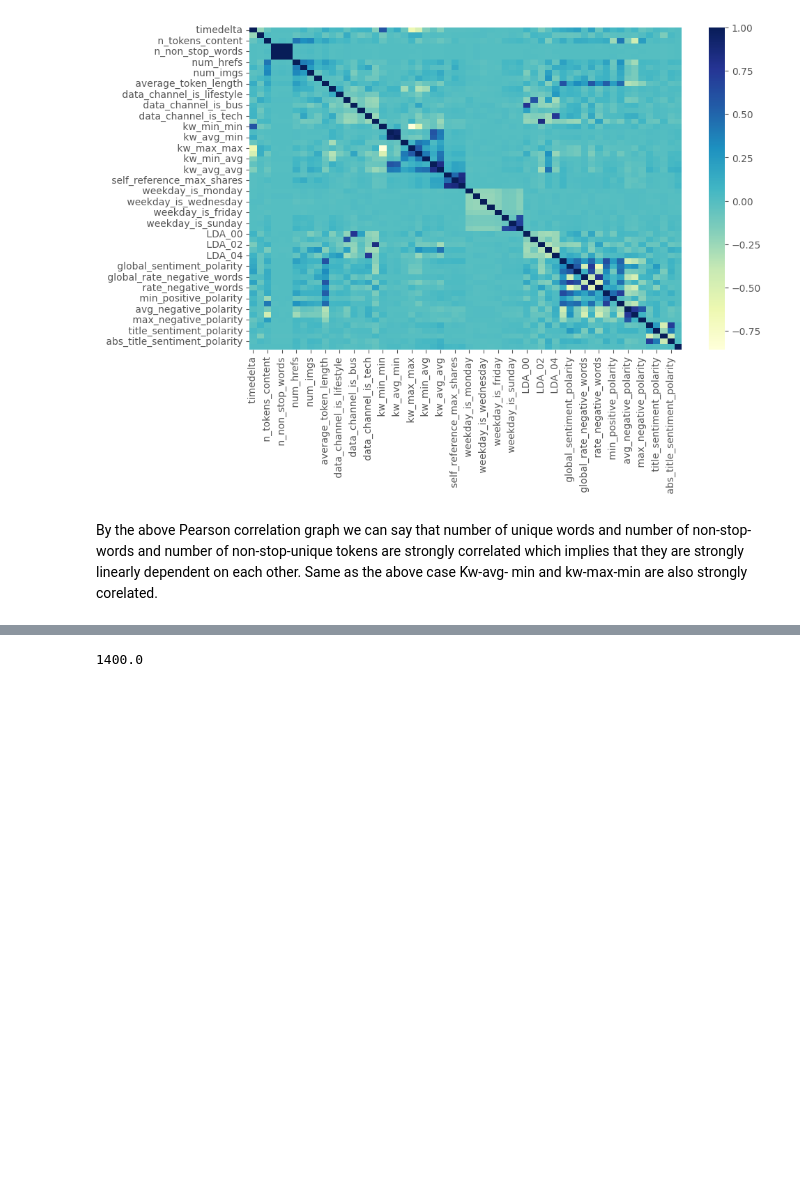
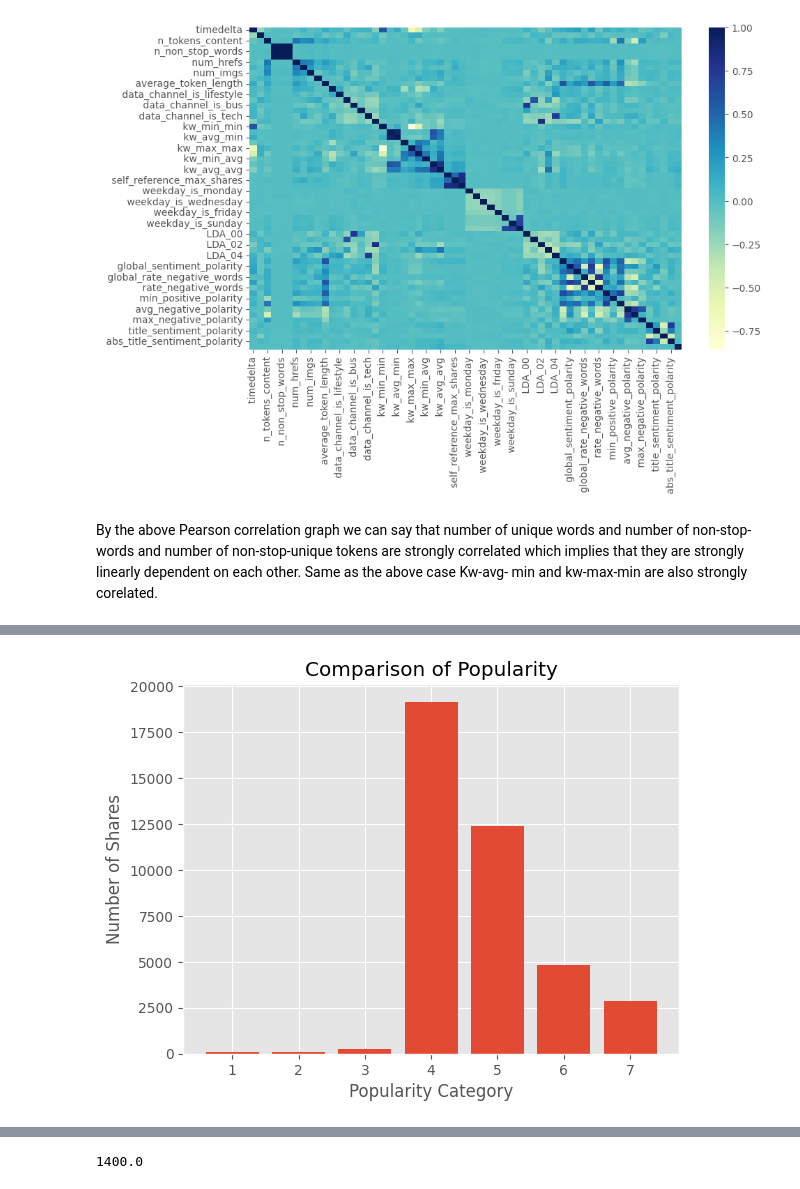
Before and after one commit to AhmadJalal789/Here-I-have-applied-Data-Science-on-different-projects-using-technologies-like-NLP-etc., a Jupyter notebook: Project_Code.ipynb, the cells around one changed output, grey strips where cells are left out. Cells and saved outputs as stored; diff of their text form; code cells hidden in the pictures; blank space fills up the shorter version.

```diff
--- a/Project_Code.ipynb
+++ b/Project_Code.ipynb
@@ -178,0 +212,13 @@ By the above Pearson correlation graph we can say that number of unique words an
+# %%
+count_popularity = df1['popularity'].value_counts()
+
+# Create a bar chart to compare the popularity of each category
+plt.bar(count_popularity.index, count_popularity.values)
+plt.title('Comparison of Popularity')
+plt.xlabel('Popularity Category')
+plt.ylabel('Number of Shares')
+plt.show()
+
+#Based on above assumption in the result below we can see that, "good articles" are shared in higher amount than others
+# %% [output]
+[figure, added]
```
Also changed, not shown: parts of 119 cells of this notebook.
